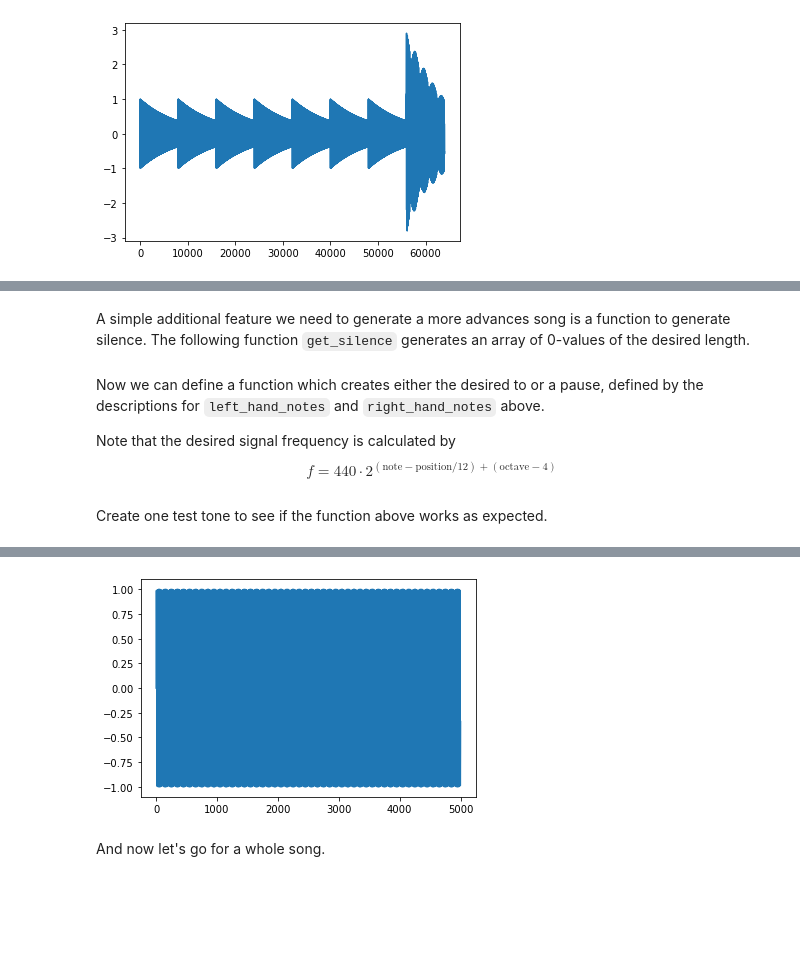
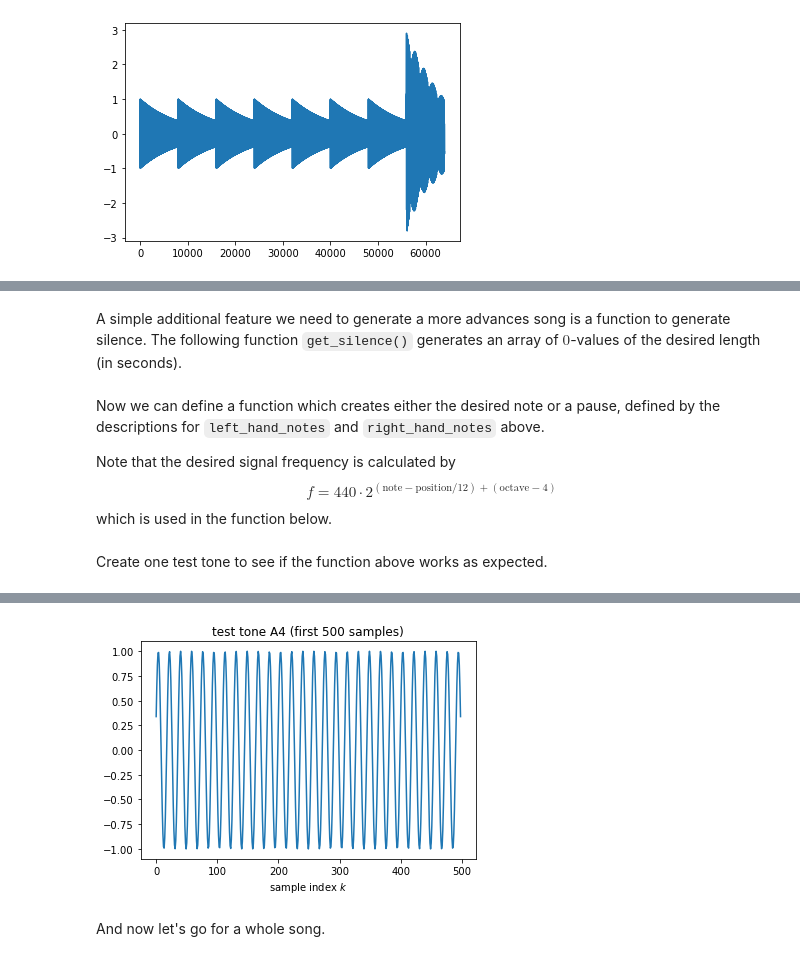
Before and after one commit to sap-shef/SpeechProcesssingLab, a Jupyter notebook: Lab-Sheet-Solutions/Lab-Sheet-2-Solution.ipynb, the cells around one changed output, grey strips where cells are left out. Saved outputs shown, nothing was run; the diff lists cells and outputs as text; code cells hidden in the pictures; blank space fills up the shorter version.

```diff
--- a/Lab-Sheet-Solutions/Lab-Sheet-2-Solution.ipynb
+++ b/Lab-Sheet-Solutions/Lab-Sheet-2-Solution.ipynb
@@ -68,7 +68,7 @@ def get_sine_wave(frequency_Hz, length_s=1, fs_Hz=8000):
     Parameters
     ----------
     frequency_Hz : float
-        frequency $f$ of the sinus to be generated
+        frequency $f$ of the sine to be generated
     length_s : float, optional
         length of the sine signal to be generated, default: 1 sec.
     fs_Hz : float, optional
@@ -77,12 +77,12 @@ def get_sine_wave(frequency_Hz, length_s=1, fs_Hz=8000):
     Returns
     -------
     signal
-        generated sinus signal
+        generated sine signal
     """
     # create time vector $t$
     time_vector = np.linspace(0, length_s,
                               int(length_s * fs_Hz),
                               endpoint=False)
-    # return sinus of frequency $f$, i.e. variable frequency_hz
+    # return sine of frequency $f$, i.e. variable frequency_Hz
     return np.sin(2 * np.pi * frequency_Hz * time_vector)
 # %% [markdown]
@@ -377,18 +383,19 @@ left_hand_notes = [
     ("Pause", 1 / 16),
 ]
 # %% [markdown]
-A simple additional feature we need to generate a more advances song is a function to generate silence. The following function `get_silence` generates an array of 0-values of the desired length.
+A simple additional feature we need to generate a more advances song is a function to generate silence. The following function `get_silence()` generates an array of $0$-values of the desired length (in seconds).
 # %%
 def get_silence(length_s, sample_rate_hz):
     """Return silence for the given length at the given sample rate."""
     return np.zeros(int(length_s * sample_rate_hz))
 # %% [markdown]
-Now we can define a function which creates either the desired to or a pause, defined by the descriptions for `left_hand_notes` and `right_hand_notes` above.
+Now we can define a function which creates either the desired note or a pause, defined by the descriptions for `left_hand_notes` and `right_hand_notes` above.
 
 Note that the desired signal frequency is calculated by
 \begin{equation}
 f = 440 \cdot 2 ^{(\mathrm{note-position} / 12) + (\mathrm{octave} - 4)}
 \end{equation}
+which is used in the function below.
 # %%
 def create_tone(note, duration):
 
@@ -417,19 +424,19 @@ def create_tone(note, duration):
 
     frequency_hz = 440 * 2 ** ((note_position[key] / 12) + (octave - 4))
 
-    return get_sine_wave(
-        frequency_Hz=frequency_hz, length_s=duration*tempo, fs_Hz=8000
-    )
+    return get_sine_wave(frequency_Hz=frequency_hz, length_s=duration*tempo, fs_Hz=8000)
 # %% [markdown]
 Create one test tone to see if the function above works as expected.
 # %%
 test_tone=create_tone("A4", 1/8)
 
-plt.plot(test_tone)
+plt.plot(test_tone[1:500])
+plt.title('test tone A4 (first 500 samples)')
+plt.xlabel('sample index $k$')
 ipd.Audio(test_tone, rate=8000)
 # %% [output]
 [interactive output not drawn]
-[figure, old version]
+[figure, new version]
 # %% [markdown]
 And now let's go for a whole song.
 # %%
```
Also changed, not shown: parts of 13 cells of this notebook.
